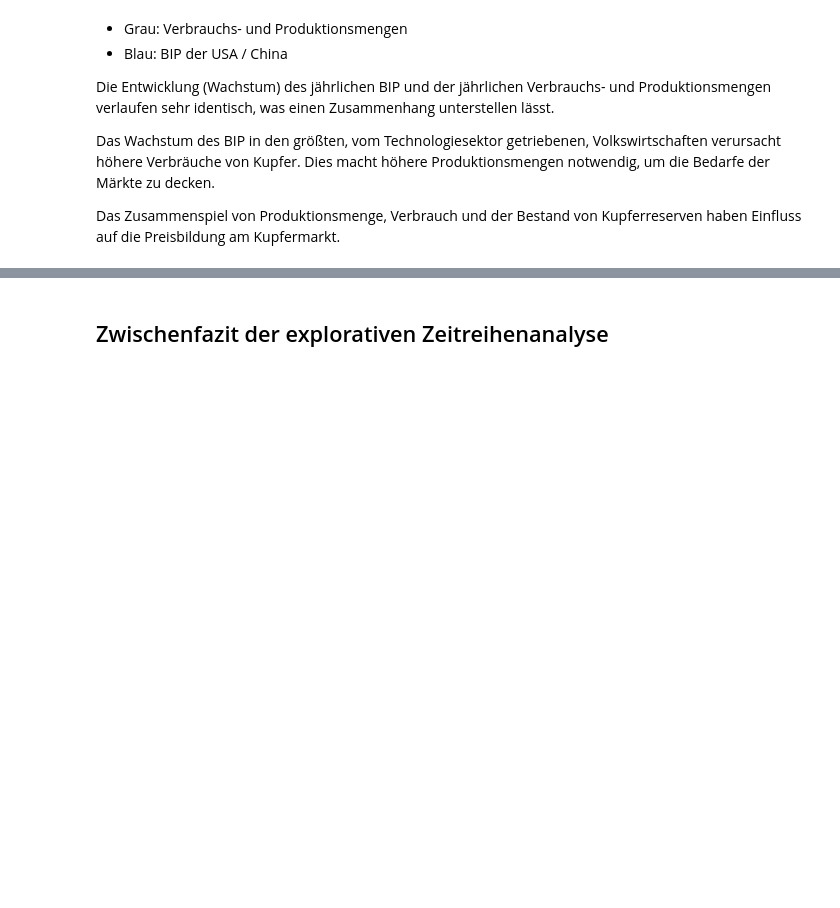
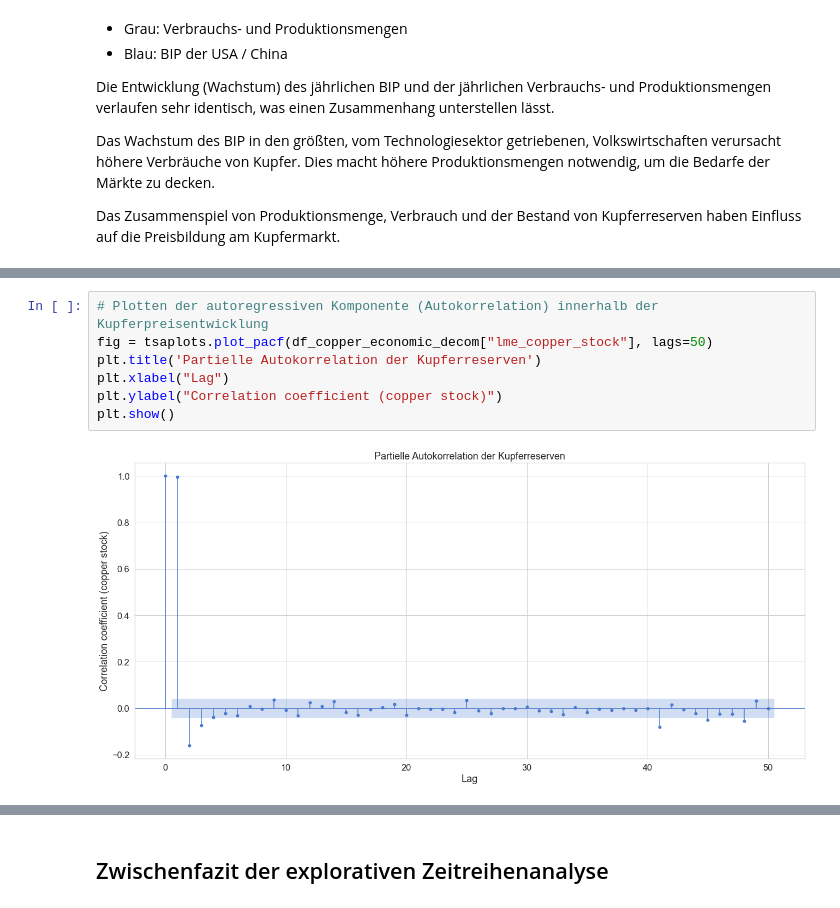
Before and after one commit to andreashrb/Python_for_ML_Project, a Jupyter notebook: interim_results/Copper_DataExploration_Sebastian.ipynb, the cells around one changed output, grey strips where cells are left out. Drawn from its saved outputs; the diff is of its cells as text; blank space fills up the shorter version.

```diff
--- a/interim_results/Copper_DataExploration_Sebastian.ipynb
+++ b/interim_results/Copper_DataExploration_Sebastian.ipynb
@@ -682,0 +699,9 @@ plt.show()
+# %%
+# Plotten der autoregressiven Komponente (Autokorrelation) innerhalb der Kupferpreisentwicklung
+fig = tsaplots.plot_pacf(df_copper_economic_decom["lme_copper_stock"], lags=50)
+plt.title('Partielle Autokorrelation der Kupferreserven')
+plt.xlabel("Lag")
+plt.ylabel("Correlation coefficient (copper stock)")
+plt.show()
+# %% [output]
+[figure, added]
```
Also changed, not shown: parts of 39 cells of this notebook.
